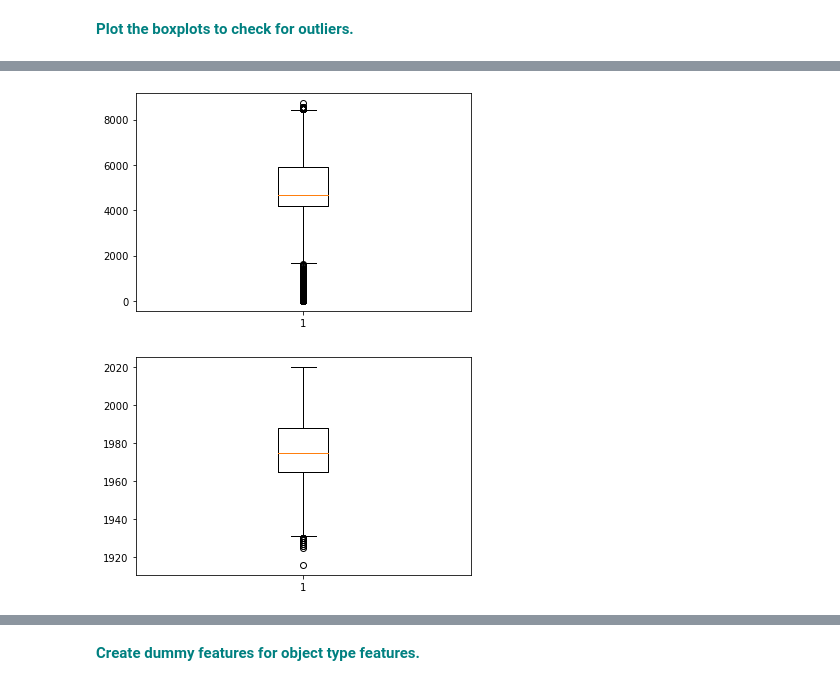
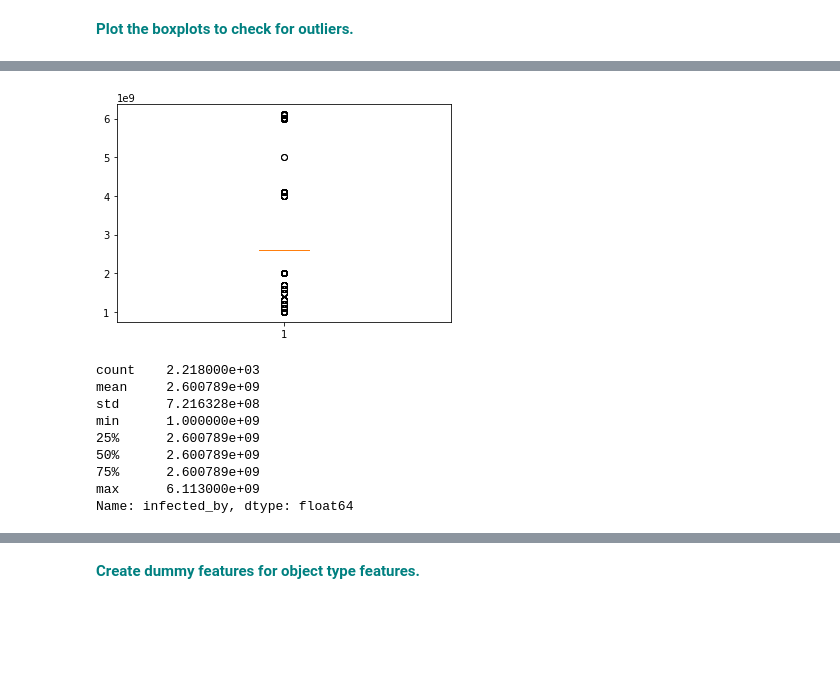
Before and after one commit to meskeremg/MeskiSBWork, a Jupyter notebook: RandomForest_casestudy_covid19 - Meskerem Goshime.ipynb, the cells around one changed output, grey strips where cells are left out. Saved outputs shown, nothing was run; the diff lists cells and outputs as text; code cells hidden in the pictures; blank space fills up the shorter version.

```diff
--- a/RandomForest_casestudy_covid19 - Meskerem Goshime.ipynb
+++ b/RandomForest_casestudy_covid19 - Meskerem Goshime.ipynb
@@ -156,9 +156,10 @@ memory usage: 329.4+ KB
 # %% [markdown]
  **<font color='teal'> Fill the 'disease' missing values with 0 and remap the True values to 1.</font>**
 # %%
-print(df['disease'].value_counts())
+#print(df['disease'].value_counts())
 df['disease'] = df['disease'].replace(np.nan, 0)
 df['disease'] = df['disease'].replace(True, 1)
-
+df['disease'].astype('category').cat.codes
+df['disease'] = pd.Categorical(df['disease'])
 print(df['disease'].value_counts())
 # %% [output]
@@ -346,10 +357,15 @@ sns.heatmap(df.corr());
 # %%
-plt.boxplot(df['global_num'])
+plt.boxplot(df['infected_by'])
 plt.show()
+df['infected_by'].describe()
 # %% [output]
-[figure, old version]
+[figure, new version]
+count    2.218000e+03
+mean     2.600789e+09
+std      7.216328e+08
+min      1.000000e+09
+25%      2.600789e+09
+50%      2.600789e+09
+75%      2.600789e+09
+max      6.113000e+09
+Name: infected_by, dtype: float64
-# %%
-plt.boxplot(df['birth_year'])
-plt.show()
-# %% [output]
-[figure, removed]
```
Also changed, not shown: parts of 16 cells of this notebook.
